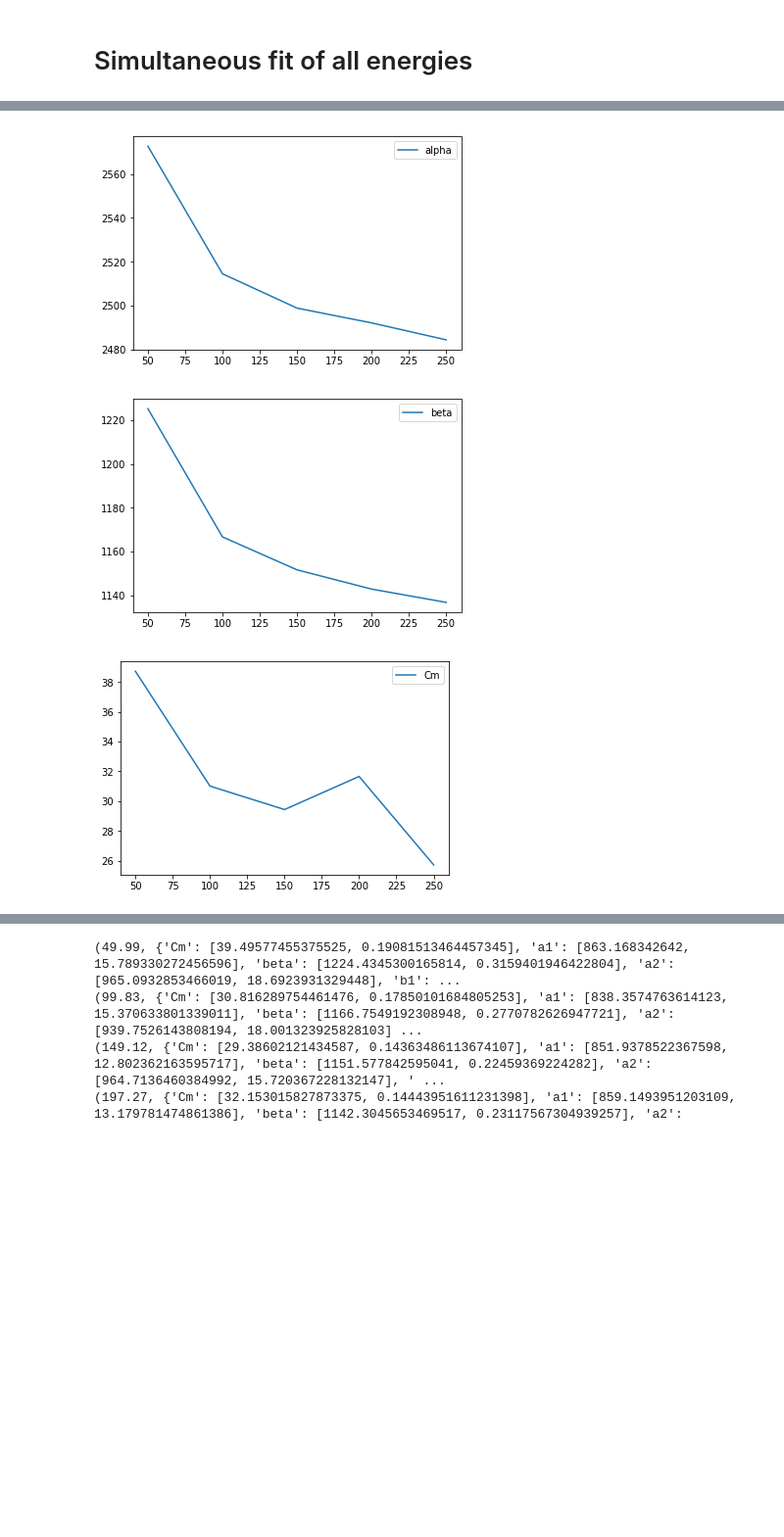
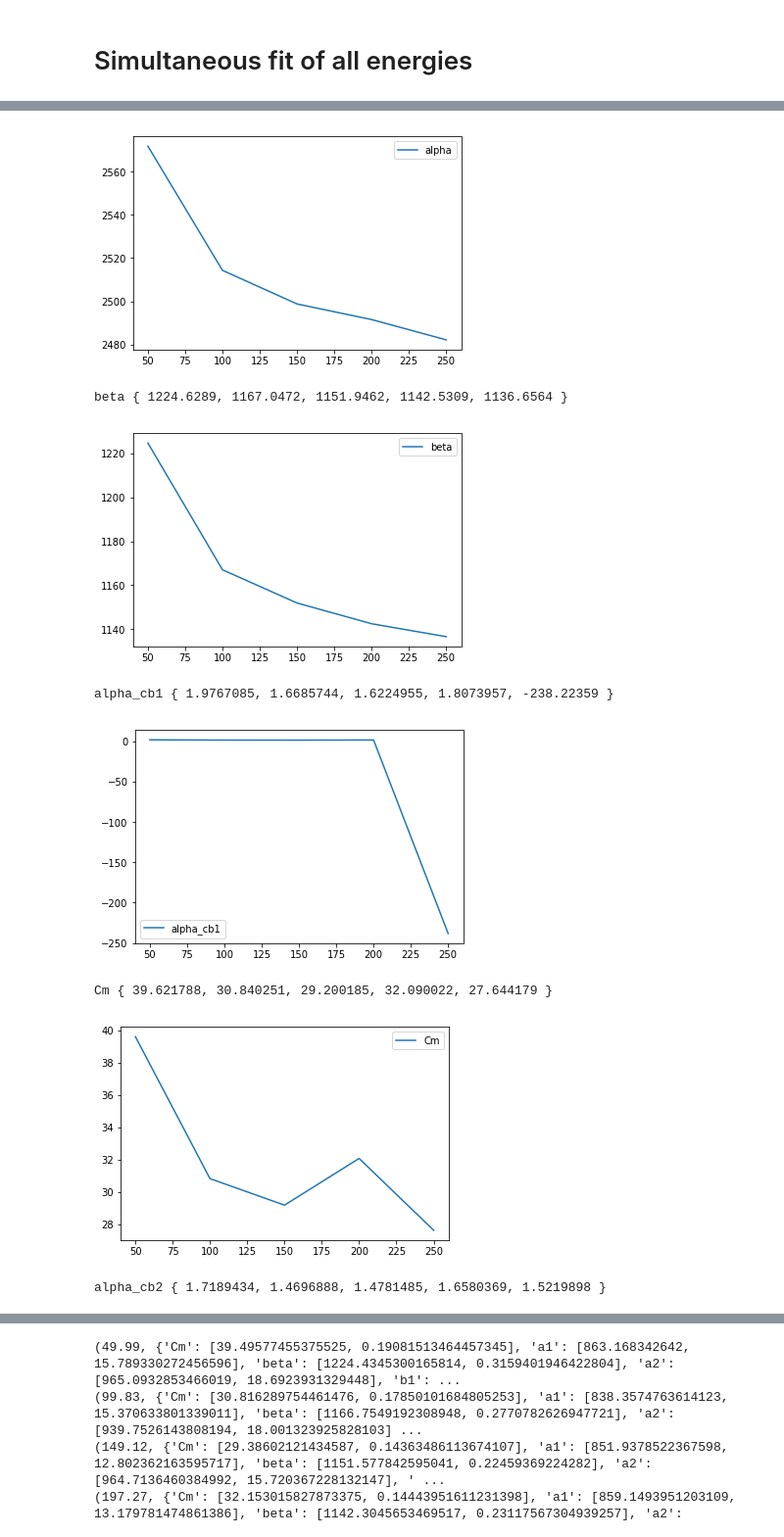
Before and after one commit to chernyavskaya/ECALtestBeam, a Jupyter notebook: EcalTimeResolution.ipynb, the cells around one changed output, grey strips where cells are left out. Shown at 98% size. Saved outputs shown, nothing was run; the diff lists cells and outputs as text; code cells hidden in the pictures; blank space fills up the shorter version.

Commit message:
working ECAL time resolution per crystal

```diff
--- a/EcalTimeResolution.ipynb
+++ b/EcalTimeResolution.ipynb
@@ -252,5 +252,12 @@ for num in range(0,len(res['Cm'][0])):
     energy = energies[num]
     cm_res.append(res['Cm'][0][num])
     cm_e_res.append(res['Cm'][1][num])
-    energies_float.append(dict_df_energy[energy]['fit_ampl_C3'].median()/dict_df_energy[energy]['noise_C3'].mean())
+    #energies_float.append(dict_df_energy[energy]['fit_ampl_C3'].median()/dict_df_energy[energy]['noise_C3'].mean())
+    beta, cb_m, loc, scale = crystalball.fit(dict_df_energy[energy]['fit_ampl_C3'],loc=dict_df_energy[energy]['fit_ampl_C3'].median(),scale=dict_df_energy[energy]['fit_ampl_C3'].std())
+    n,bins,_ = plt.hist(dict_df_energy[energy]['fit_ampl_C3'],bins=50,normed=1)
+    y = crystalball.pdf( bins, beta, cb_m, loc, scale)
+    l = plt.plot(bins, y, 'g--', linewidth=2)
+    plt.show()
+    energies_float.append(loc/(dict_df_energy[energy].loc[dict_df_energy[energy]['noise_C3']<10.,'noise_C3'].mean()))
+    print dict_df_energy[energy]['fit_ampl_C3'].median(), loc
     energies_float_e.append(1.)
@@ -257,7 +275,7 @@ for num in range(0,len(res['Cm'][0])):
 # %%
 params = {}
 #constants = 'a1,a2,b1,b2,gamma,alpha_cb1,alpha_cb2,n_cb1,n_cb2'.split(',')
-constants = 'a1,a2,b1,b2,gamma'.split(',')
+constants = 'a1,a2,b1,b2,gamma,n_cb1,n_cb2'.split(',')
 for num,energy in enumerate(round_energies):
     for name,par in res.items():
         if name in constants :
@@ -267,6 +285,7 @@ for num,energy in enumerate(round_energies):
 
 
 for name, par in params.items():
+    print name, par
     plt.plot(round_energies, par, label=name)
     plt.legend()
     plt.show()
@@ -291,3 +310,8 @@ for name, par in params.items():
-[figure, old version]
+[figure, new version]
+beta { 1224.6289, 1167.0472, 1151.9462, 1142.5309, 1136.6564 }
 [figure]
+alpha_cb1 { 1.9767085, 1.6685744, 1.6224955, 1.8073957, -238.22359 }
-[figure, old version]
+[figure, new version]
+Cm { 39.621788, 30.840251, 29.200185, 32.090022, 27.644179 }
+[figure, added]
+alpha_cb2 { 1.7189434, 1.4696888, 1.4781485, 1.6580369, 1.5219898 }
```
Also changed, not shown: parts of 8 cells of this notebook, 1 other file.
